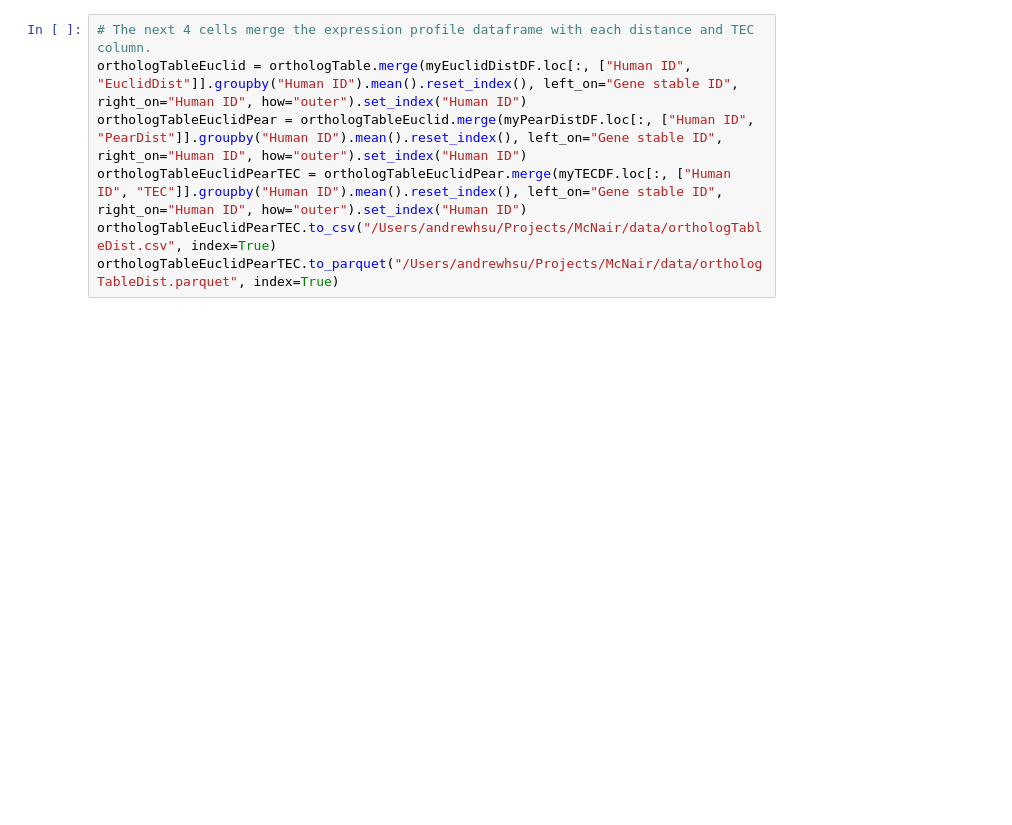
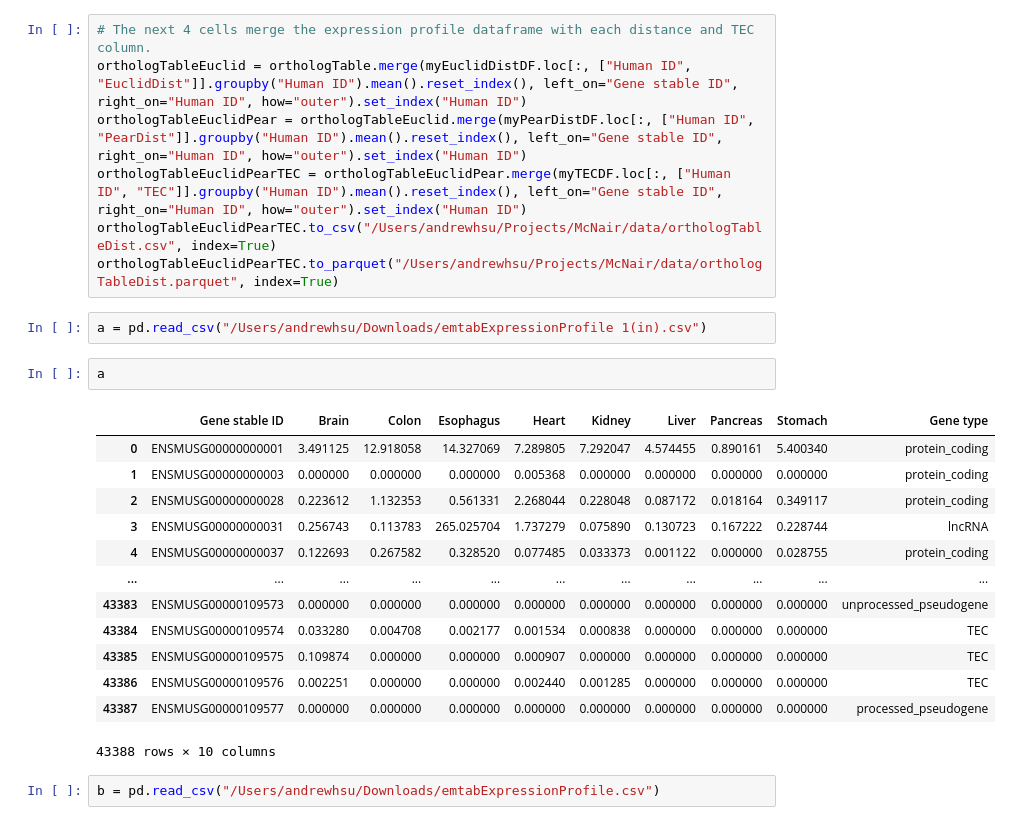
Before and after one commit to AndrewH72/Gene-Duplication, a Jupyter notebook: scripts/calculateScores.ipynb, the cells around one changed output. Drawn from its saved outputs; the diff is of its cells as text; blank space fills up the shorter version.

```diff
--- a/scripts/calculateScores.ipynb
+++ b/scripts/calculateScores.ipynb
@@ -127,3 +127,23 @@ orthologTableEuclidPear = orthologTableEuclid.merge(myPearDistDF.loc[:, ["Human
 orthologTableEuclidPearTEC = orthologTableEuclidPear.merge(myTECDF.loc[:, ["Human ID", "TEC"]].groupby("Human ID").mean().reset_index(), left_on="Gene stable ID", right_on="Human ID", how="outer").set_index("Human ID")
 orthologTableEuclidPearTEC.to_csv("/Users/andrewhsu/Projects/McNair/data/orthologTableDist.csv", index=True)
 orthologTableEuclidPearTEC.to_parquet("/Users/andrewhsu/Projects/McNair/data/orthologTableDist.parquet", index=True)
+# %%
+a = pd.read_csv("/Users/andrewhsu/Downloads/emtabExpressionProfile 1(in).csv")
+# %%
+a
+# %% [output]
+|  | Gene stable ID | Brain | Colon | Esophagus | Heart | Kidney | Liver | Pancreas | Stomach | Gene type |
+| 0 | ENSMUSG00000000001 | 3.491125 | 12.918058 | 14.327069 | 7.289805 | 7.292047 | 4.574455 | 0.890161 | 5.400340 | protein_coding |
+| 1 | ENSMUSG00000000003 | 0.000000 | 0.000000 | 0.000000 | 0.005368 | 0.000000 | 0.000000 | 0.000000 | 0.000000 | protein_coding |
+| 2 | ENSMUSG00000000028 | 0.223612 | 1.132353 | 0.561331 | 2.268044 | 0.228048 | 0.087172 | 0.018164 | 0.349117 | protein_coding |
+| 3 | ENSMUSG00000000031 | 0.256743 | 0.113783 | 265.025704 | 1.737279 | 0.075890 | 0.130723 | 0.167222 | 0.228744 | lncRNA |
+| 4 | ENSMUSG00000000037 | 0.122693 | 0.267582 | 0.328520 | 0.077485 | 0.033373 | 0.001122 | 0.000000 | 0.028755 | protein_coding |
+| ... | ... | ... | ... | ... | ... | ... | ... | ... | ... | ... |
+| 43383 | ENSMUSG00000109573 | 0.000000 | 0.000000 | 0.000000 | 0.000000 | 0.000000 | 0.000000 | 0.000000 | 0.000000 | unprocessed_pseudogene |
+| 43384 | ENSMUSG00000109574 | 0.033280 | 0.004708 | 0.002177 | 0.001534 | 0.000838 | 0.000000 | 0.000000 | 0.000000 | TEC |
+| 43385 | ENSMUSG00000109575 | 0.109874 | 0.000000 | 0.000000 | 0.000907 | 0.000000 | 0.000000 | 0.000000 | 0.000000 | TEC |
+| 43386 | ENSMUSG00000109576 | 0.002251 | 0.000000 | 0.000000 | 0.002440 | 0.001285 | 0.000000 | 0.000000 | 0.000000 | TEC |
+| 43387 | ENSMUSG00000109577 | 0.000000 | 0.000000 | 0.000000 | 0.000000 | 0.000000 | 0.000000 | 0.000000 | 0.000000 | processed_pseudogene |
+43388 rows × 10 columns
+# %%
+b = pd.read_csv("/Users/andrewhsu/Downloads/emtabExpressionProfile.csv")
```
Also changed, not shown: parts of 4 cells of this notebook, 5 other files.
